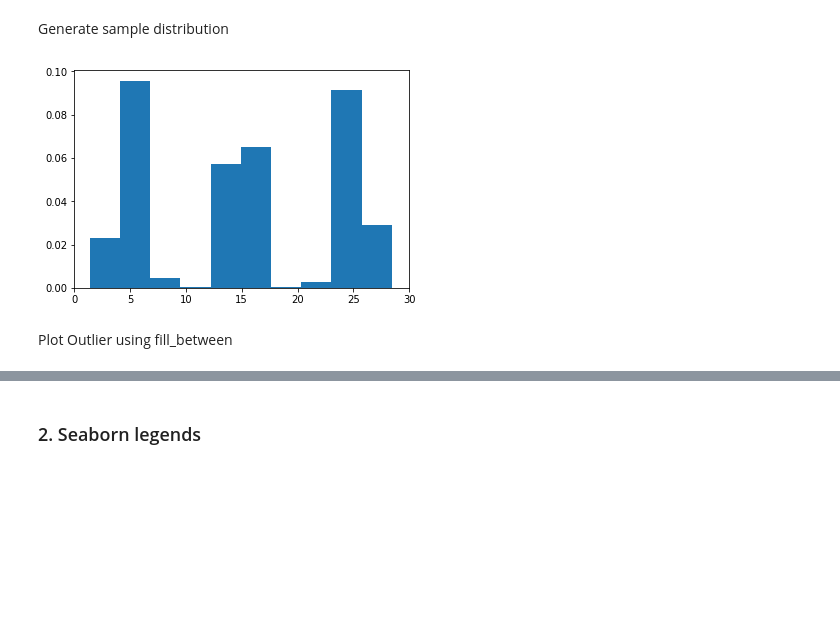
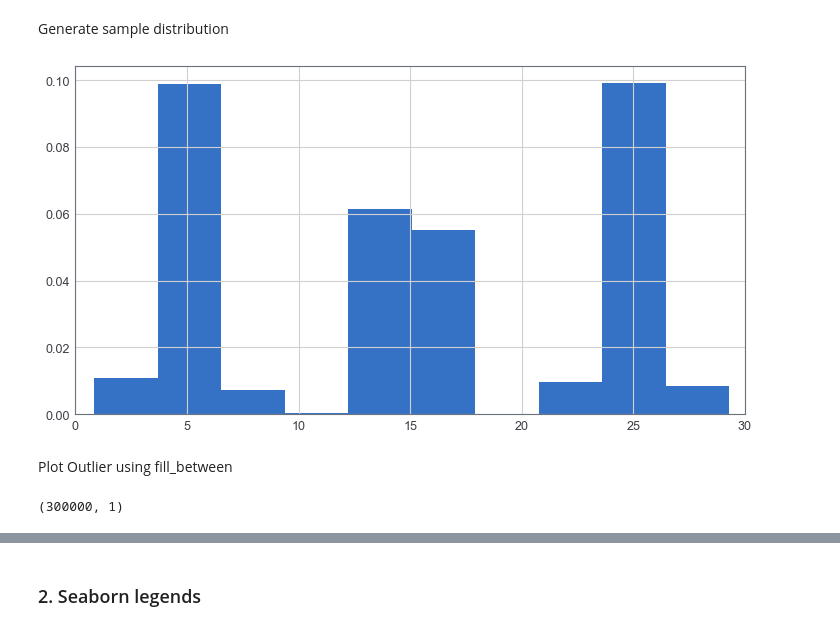
Before and after one commit to robotenique/pythonDev, a Jupyter notebook: notebook-snippets/Plots Snippets.ipynb, the cells around one changed output, grey strips where cells are left out. Drawn from its saved outputs; the diff is of its cells as text; code cells hidden in the pictures; blank space fills up the shorter version.

Commit message:
update snippets plot

```diff
--- a/notebook-snippets/Plots Snippets.ipynb
+++ b/notebook-snippets/Plots Snippets.ipynb
@@ -1,6 +1,11 @@
 # %%
 import importlib
 # If available, will apply style to the plots using jupyterthemes
-if importlib.util.find_spec("jupyterthemes") is not None:
-    from jupyterthemes import jtplot
-    jtplot.style(figsize=(15, 8))
+is_jupthemes_available = importlib.util.find_spec("jupyterthemes") is not None
+# Call this function after '%matplotlib inline'
+def plot_styling():
+    if importlib.util.find_spec("jupyterthemes") is not None:
+        from jupyterthemes import jtplot
+        jtplot.style(figsize=(15, 8))
+ # Just to show if we actually imported the module
+print(is_jupthemes_available)
@@ -11,24 +18,27 @@ Generate sample distribution
 # %%
 import numpy as np
 import pandas as pd
 from sklearn.ensemble import IsolationForest
 import matplotlib.pyplot as plt
 %matplotlib inline
-
-
+plot_styling()
 X = np.concatenate((
-    np.random.normal(5, 1, 10000),
-    np.random.normal(15, 1, 10000),
-    np.random.normal(25, 1, 10000)
+    np.random.normal(5, 1, 100000),
+    np.random.normal(15, 1, 100000),
+    np.random.normal(25, 1, 100000)
     )).reshape(-1, 1)
-
+print()
 plt.hist(X, density=True)
 plt.xlim([0, 30])
 plt.show()
 # %% [output]
-[figure, old version]
+[figure, new version]
 # %% [markdown]
 Plot Outlier using fill_between
+# %%
+X.shape
+# %% [output]
+(300000, 1)
 # %%
 xx = np.linspace(0, 35, 100).reshape(-1,1)
 # Train anomaly detection model
```
Also changed, not shown: parts of 3 cells of this notebook.
